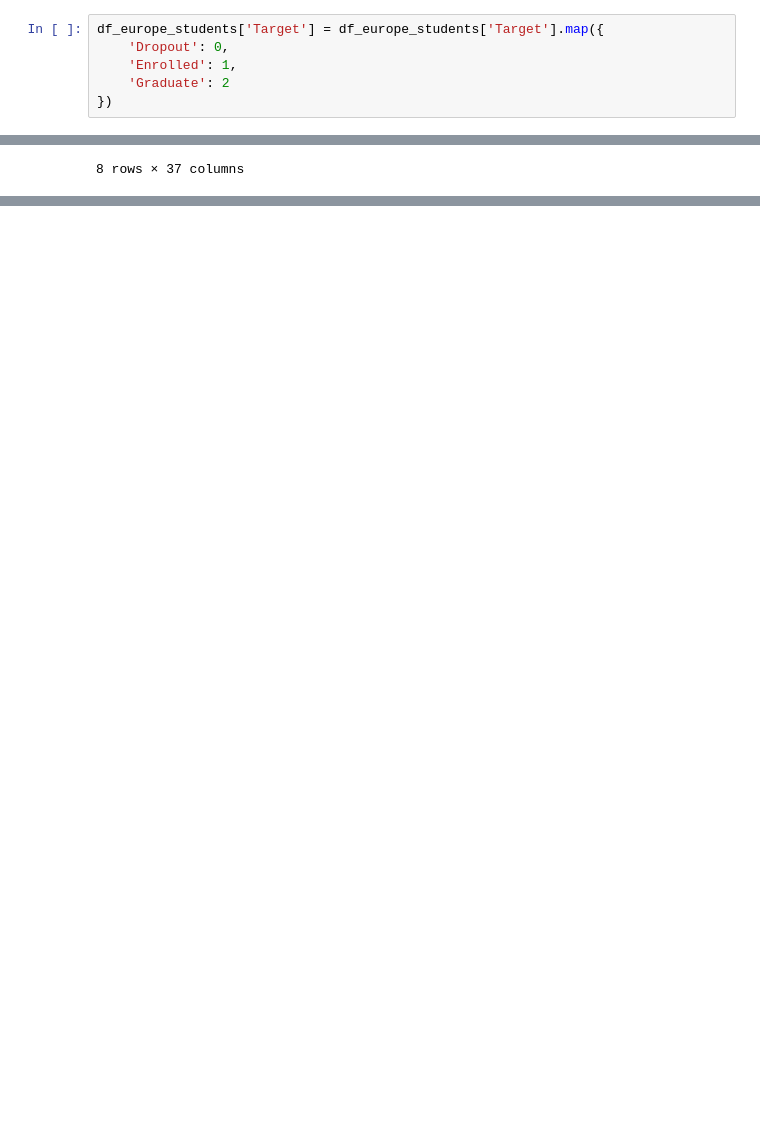
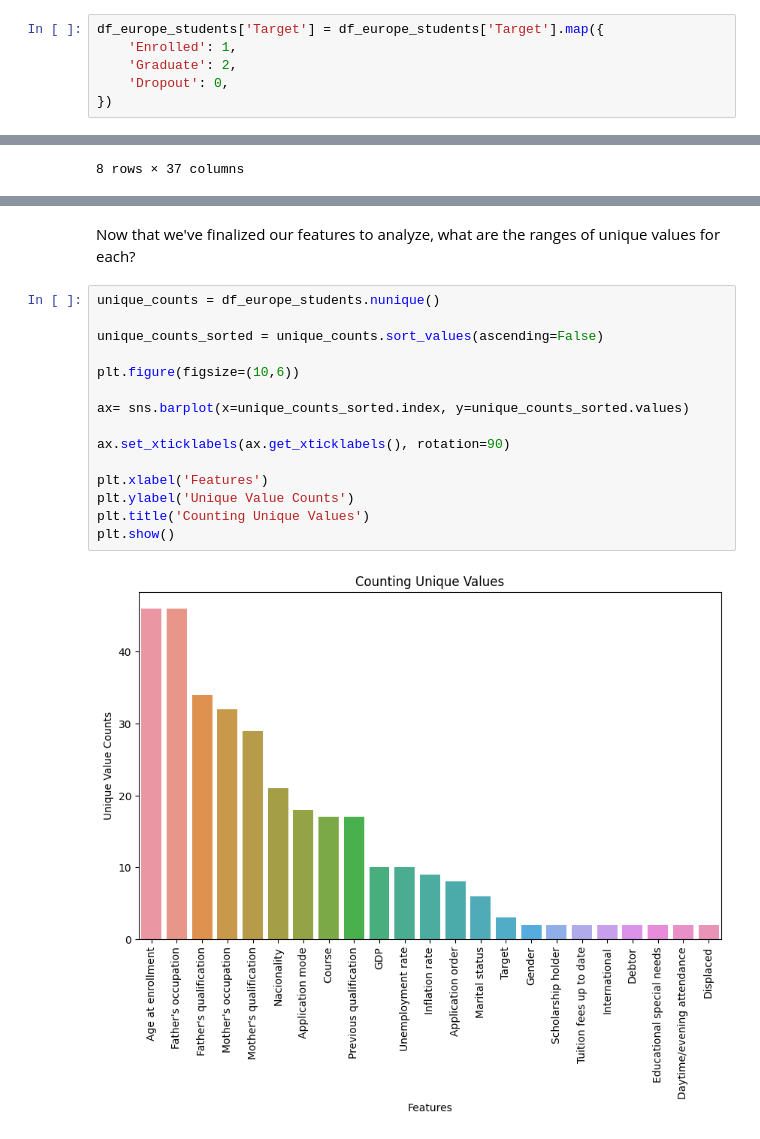
Before and after one commit to jerryliUMD/cmsc320_final_tutorial, a Jupyter notebook: tutorial.ipynb, the cells around one changed output, grey strips where cells are left out. Drawn from its saved outputs; the diff is of its cells as text; blank space fills up the shorter version.

```diff
--- a/tutorial.ipynb
+++ b/tutorial.ipynb
@@ -398,8 +415,8 @@ import pydotplus
 Let's find the correlation of our label with the different features in the dataframe. First, we will encode our three label categories as 0, 1, or 2.
 # %%
 df_europe_students['Target'] = df_europe_students['Target'].map({
+    'Enrolled': 1,
+    'Graduate': 2,
     'Dropout': 0,
-    'Enrolled': 1,
-    'Graduate': 2
 })
 # %% [markdown]
@@ -452,0 +469,19 @@ plt.show()
+# %% [markdown]
+Now that we've finalized our features to analyze, what are the ranges of unique values for each?
+# %%
+unique_counts = df_europe_students.nunique()
+
+unique_counts_sorted = unique_counts.sort_values(ascending=False)
+
+plt.figure(figsize=(10,6))
+
+ax= sns.barplot(x=unique_counts_sorted.index, y=unique_counts_sorted.values)
+
+ax.set_xticklabels(ax.get_xticklabels(), rotation=90)
+
+plt.xlabel('Features')
+plt.ylabel('Unique Value Counts')
+plt.title('Counting Unique Values')
+plt.show()
+# %% [output]
+[figure, added]
```
Also changed, not shown: parts of 26 cells of this notebook.
